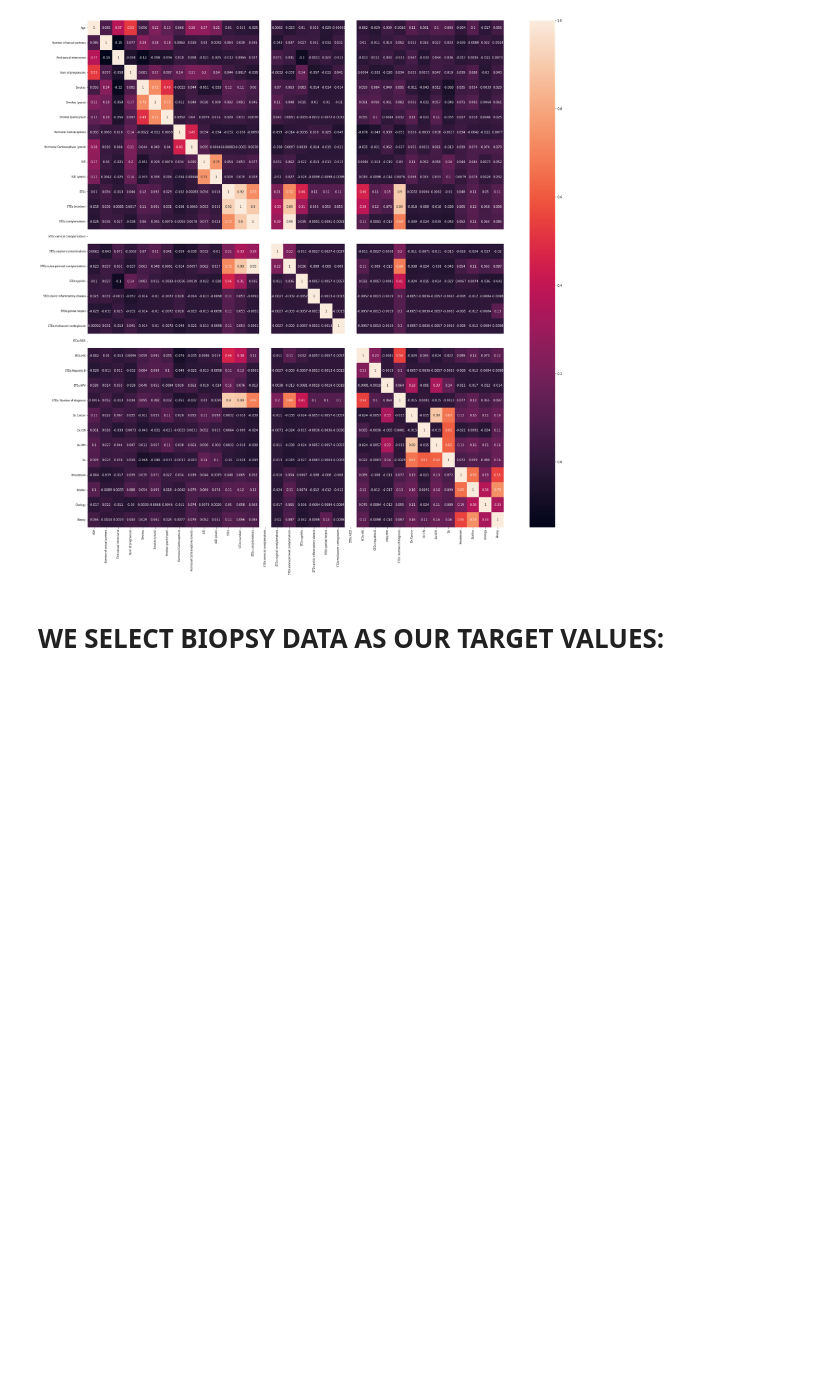
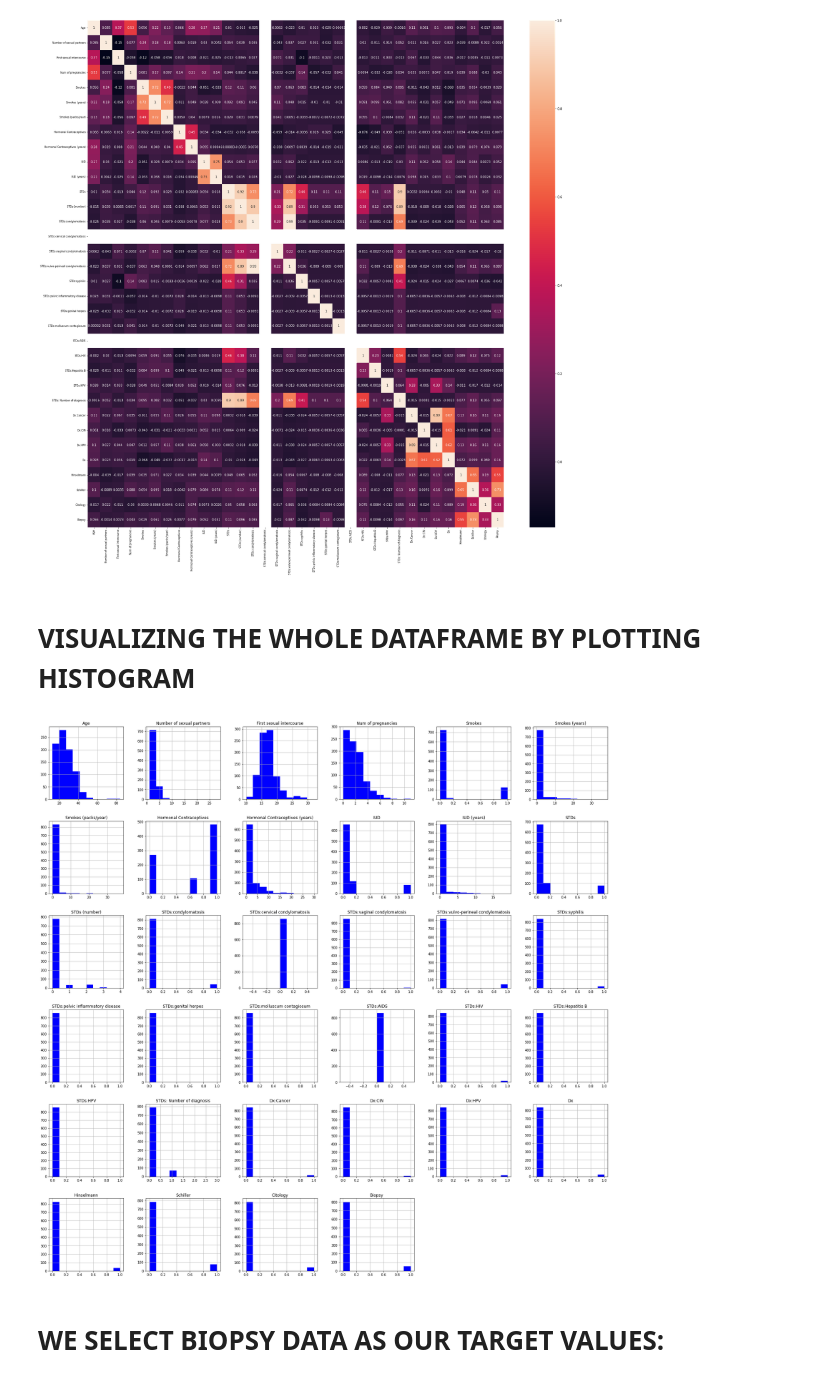
Before and after one commit to neamoth/cervicalCancerPrediction, a Jupyter notebook: Cervical_Cancer_prediction_project.ipynb, the cells around one changed output. Cells and saved outputs as stored; diff of their text form; code cells hidden in the pictures; blank space fills up the shorter version.

```diff
--- a/Cervical_Cancer_prediction_project.ipynb
+++ b/Cervical_Cancer_prediction_project.ipynb
@@ -6,7 +6,7 @@ import matplotlib.pyplot as plt
 # %% [markdown]
 Importing data from train data set
 # %%
-url = "https://raw.githubusercontent.com/neamoth/cervicalCancerPrediction/master/train.csv"
+url = "https://raw.githubusercontent.com/mamun-cse-diu/cervical_Cancer_Prediction/main/train.csv"
 data = pd.read_csv(url)
 data.info()
 # %% [output]
@@ -263,6 +263,14 @@ plt.tick_params(labelsize=8)
 plt.show()
 # %% [output]
 [figure]
+# %% [markdown]
+# VISUALIZING THE WHOLE DATAFRAME BY PLOTTING HISTOGRAM
+# %%
+
+data.hist(bins = 10, figsize = (30,30), color='blue')
+plt.show()
+# %% [output]
+[figure, added]
 # %% [markdown]
 # WE SELECT BIOPSY DATA AS OUR TARGET VALUES:
 # %%
```
Also changed, not shown: parts of 14 cells of this notebook, 1 other file.
